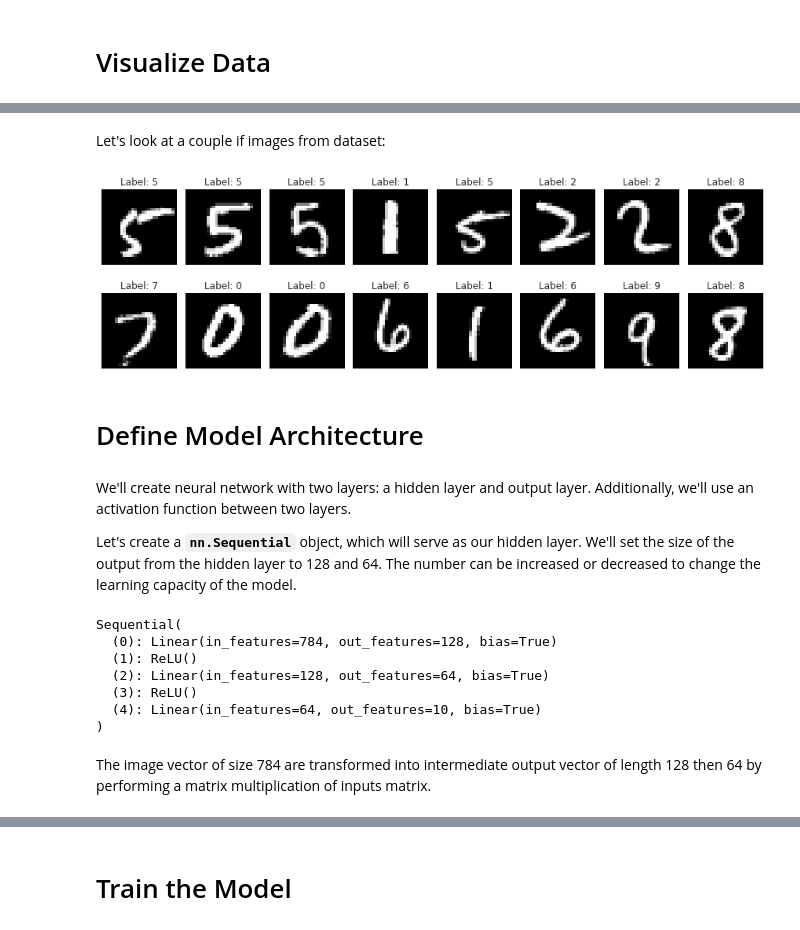
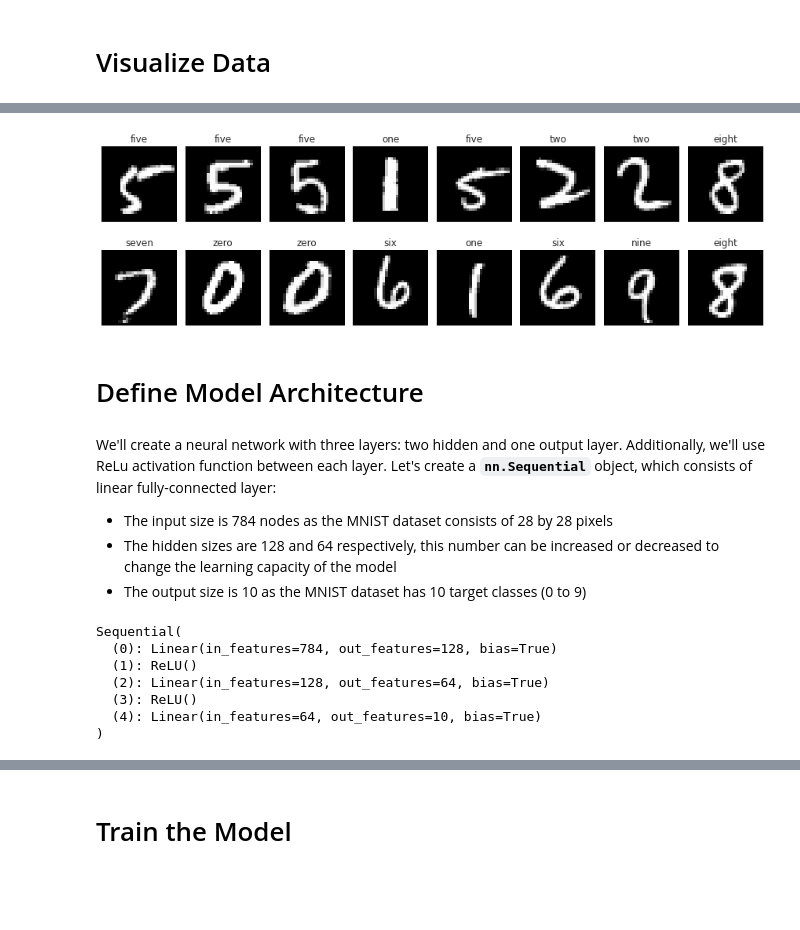
Before and after one commit to dwiknrd/torch_handbook, a Jupyter notebook: torch_in_Python/Torch in Python Handbook.ipynb, the cells around one changed output, grey strips where cells are left out. Cells and saved outputs as stored; diff of their text form; code cells hidden in the pictures; blank space fills up the shorter version.

```diff
--- a/torch_in_Python/Torch in Python Handbook.ipynb
+++ b/torch_in_Python/Torch in Python Handbook.ipynb
@@ -180,23 +180,25 @@ plt.show()
-# %% [markdown]
-Let's look at a couple if images from dataset:
 # %%
+class_label = ['zero', 'one', 'two', 'three', 'four', 'five', 'six', 'seven', 'eight', 'nine']
+
 images, labels = next(iter(train_loader))
 images = images.reshape((train_loader.batch_size, 28, 28))
 
 fig, axes = plt.subplots(2, 8, figsize=(12, 4))
 for ax, img, label in zip(axes.flat, images, labels):
     ax.imshow(img, cmap="gray")
     ax.axis("off")
-    ax.set_title(f'Label: {int(label)}')
+    ax.set_title(class_label[label])
 plt.tight_layout()
 # %% [output]
-[figure, old version]
+[figure, new version]
 # %% [markdown]
 # Define Model Architecture
 # %% [markdown]
-We'll create neural network with two layers: a hidden layer and output layer. Additionally, we'll use an activation function between two layers.
+We'll create a neural network with three layers: two hidden and one output layer. Additionally, we'll use ReLu activation function between each layer. Let's create a **`nn.Sequential`** object, which consists of linear fully-connected layer:
 
-Let's create a **`nn.Sequential`** object, which will serve as our hidden layer. We'll set the size of the output from the hidden layer to 128 and 64. The number can be increased or decreased to change the learning capacity of the model.
+- The input size is 784 nodes as the MNIST dataset consists of 28 by 28 pixels
+- The hidden sizes are 128 and 64 respectively, this number can be increased or decreased to change the learning capacity of the model
+- The output size is 10 as the MNIST dataset has 10 target classes (0 to 9)
 # %%
 # Sequential, Keras style
 
@@ -220,6 +222,4 @@ Sequential(
   (3): ReLU()
   (4): Linear(in_features=64, out_features=10, bias=True)
 )
-# %% [markdown]
-The image vector of size 784 are transformed into intermediate output vector of length 128 then 64 by performing a matrix multiplication of inputs matrix.
 # %% [markdown]
```
Also changed, not shown: parts of 42 cells of this notebook.
